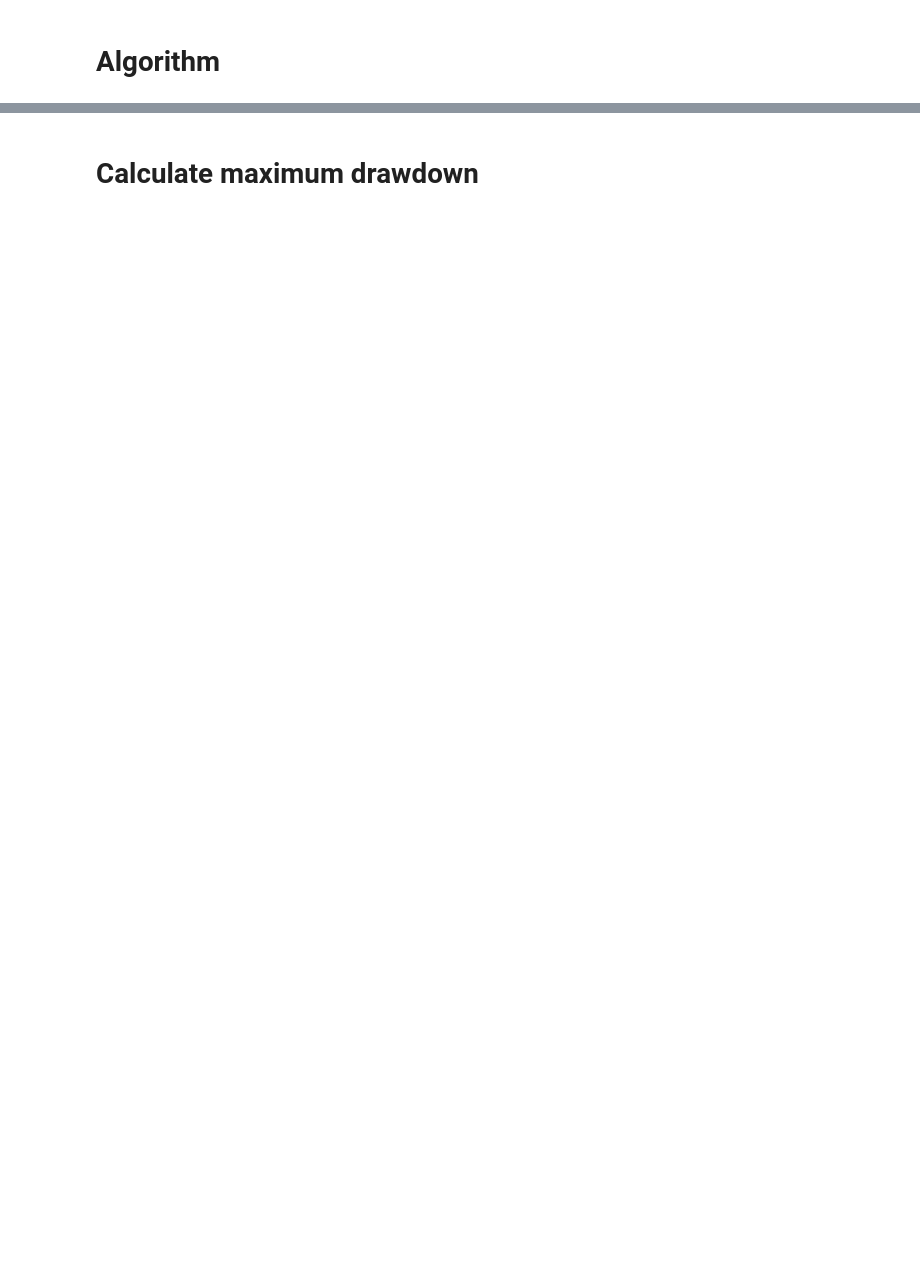
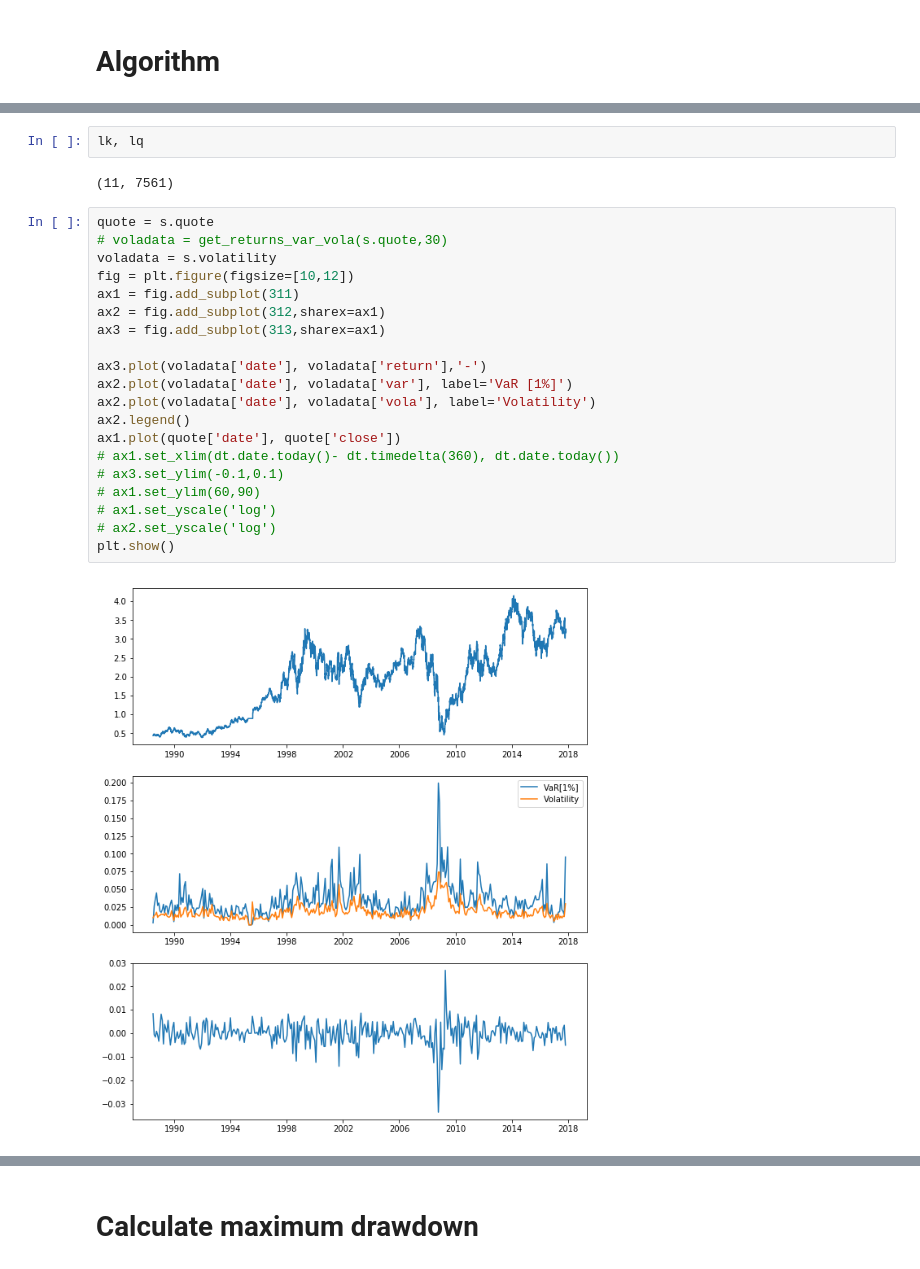
Before and after one commit to phermes/quant, a Jupyter notebook: scratch_algorithm.ipynb, the cells around one changed output, grey strips where cells are left out. Drawn from its saved outputs; the diff is of its cells as text; blank space fills up the shorter version.

```diff
--- a/scratch_algorithm.ipynb
+++ b/scratch_algorithm.ipynb
@@ -535,0 +236,26 @@ s.plot_summary()
+# %%
+lk, lq
+# %% [output]
+(11, 7561)
+# %%
+quote = s.quote
+# voladata = get_returns_var_vola(s.quote,30)
+voladata = s.volatility
+fig = plt.figure(figsize=[10,12])
+ax1 = fig.add_subplot(311)
+ax2 = fig.add_subplot(312,sharex=ax1)
+ax3 = fig.add_subplot(313,sharex=ax1)
+
+ax3.plot(voladata['date'], voladata['return'],'-')
+ax2.plot(voladata['date'], voladata['var'], label='VaR [1%]')
+ax2.plot(voladata['date'], voladata['vola'], label='Volatility')
+ax2.legend()
+ax1.plot(quote['date'], quote['close'])
+# ax1.set_xlim(dt.date.today()- dt.timedelta(360), dt.date.today())
+# ax3.set_ylim(-0.1,0.1)
+# ax1.set_ylim(60,90)
+# ax1.set_yscale('log')
+# ax2.set_yscale('log')
+plt.show()
+# %% [output]
+[figure, added]
```
Also changed, not shown: parts of 106 cells of this notebook, 11 other files.
